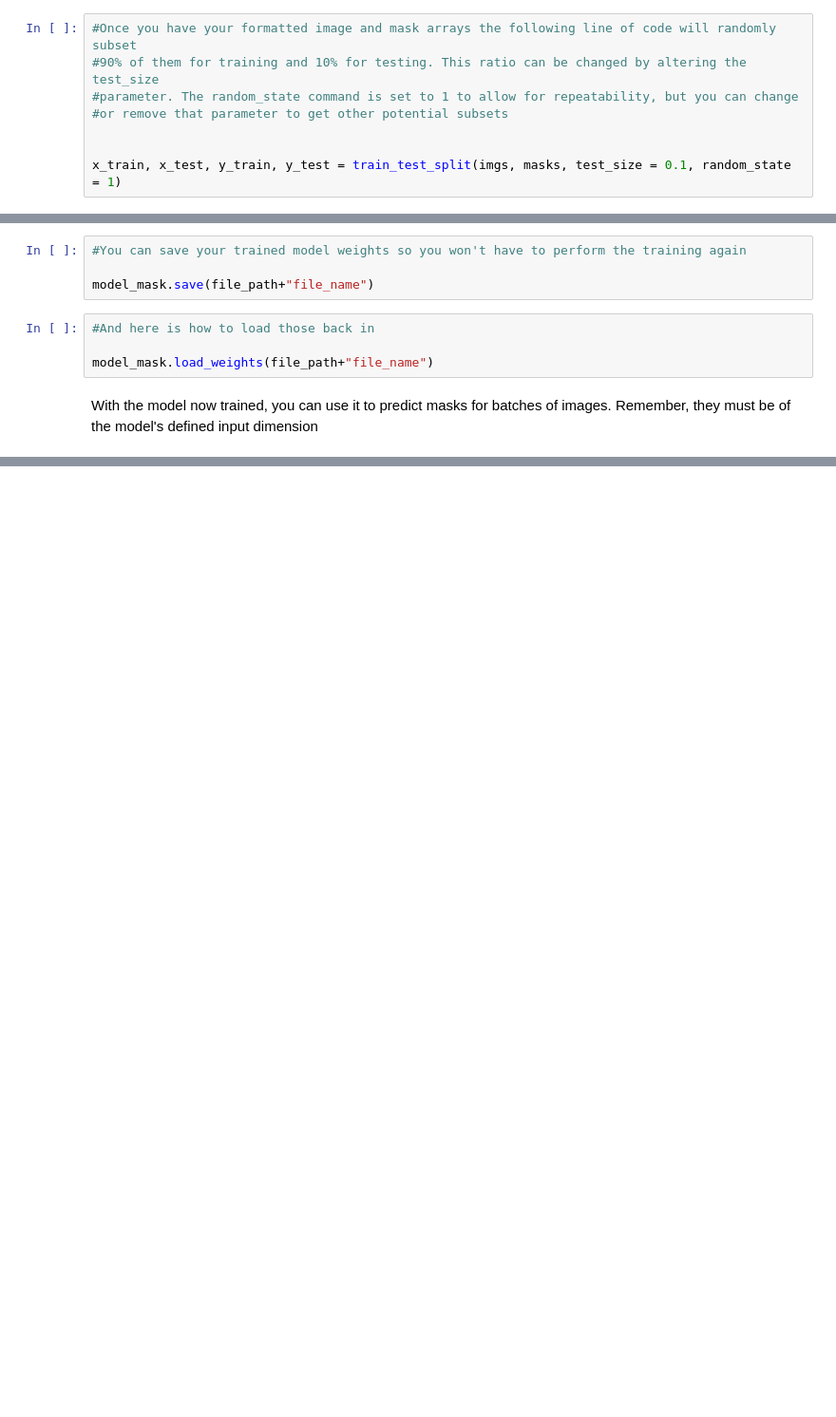
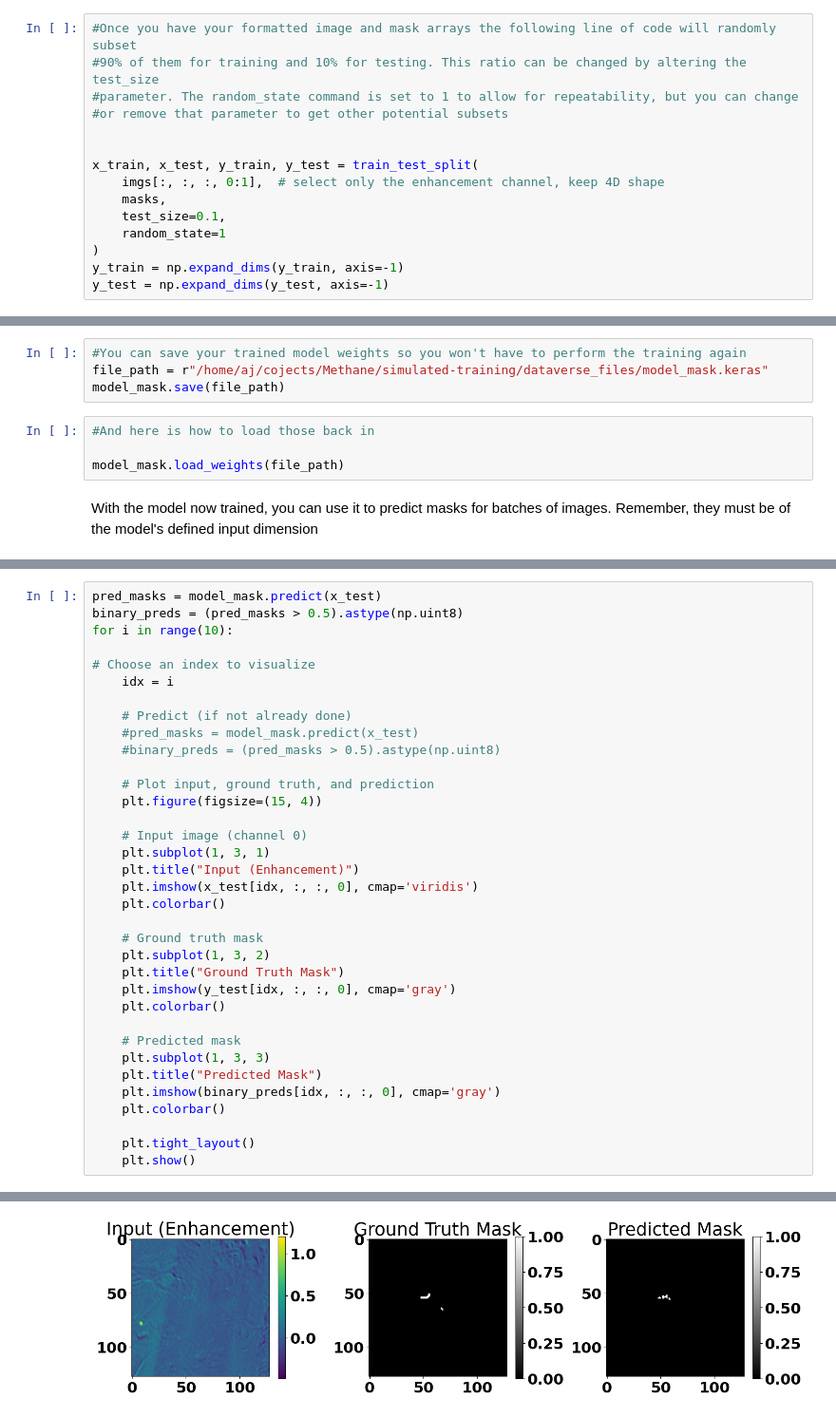
Before and after one commit to alibecerra/Methane, a Jupyter notebook: simulated-training/dataverse_files/U_Plume_Notebook.ipynb, the cells around one changed output, grey strips where cells are left out. Shown at 95% size. Saved outputs shown, nothing was run; the diff lists cells and outputs as text; blank space fills up the shorter version.

```diff
--- a/simulated-training/dataverse_files/U_Plume_Notebook.ipynb
+++ b/simulated-training/dataverse_files/U_Plume_Notebook.ipynb
@@ -498,7 +553,14 @@ plt.show()
 #or remove that parameter to get other potential subsets
 
 
-x_train, x_test, y_train, y_test = train_test_split(imgs, masks, test_size = 0.1, random_state = 1)
+x_train, x_test, y_train, y_test = train_test_split(
+    imgs[:, :, :, 0:1],  # select only the enhancement channel, keep 4D shape
+    masks,
+    test_size=0.1,
+    random_state=1
+)
+y_train = np.expand_dims(y_train, axis=-1)
+y_test = np.expand_dims(y_test, axis=-1)
 # %% [markdown]
 Okay now we create and train the model
 # %%
@@ -536,11 +645,11 @@ model_mask.evaluate(x_test,y_test)
 # %%
 #You can save your trained model weights so you won't have to perform the training again
-
-model_mask.save(file_path+"file_name")
+file_path = r"/home/aj/cojects/Methane/simulated-training/dataverse_files/model_mask.keras"
+model_mask.save(file_path)
 # %%
 #And here is how to load those back in
 
-model_mask.load_weights(file_path+"file_name")
+model_mask.load_weights(file_path)
 # %% [markdown]
 With the model now trained, you can use it to predict masks for batches of images. Remember, they must be of the model's defined input dimension
 # %%
@@ -563,0 +677,36 @@ jac_test = jac_simple(pred_masks_test[:,:,:,0]>0.5, y_test>0.5)
+# %%
+pred_masks = model_mask.predict(x_test)
+binary_preds = (pred_masks > 0.5).astype(np.uint8)
+for i in range(10):
+
+# Choose an index to visualize
+    idx = i
+
+    # Predict (if not already done)
+    #pred_masks = model_mask.predict(x_test)
+    #binary_preds = (pred_masks > 0.5).astype(np.uint8)
+
+    # Plot input, ground truth, and prediction
+    plt.figure(figsize=(15, 4))
+
+    # Input image (channel 0)
+    plt.subplot(1, 3, 1)
+    plt.title("Input (Enhancement)")
+    plt.imshow(x_test[idx, :, :, 0], cmap='viridis')
+    plt.colorbar()
+
+    # Ground truth mask
+    plt.subplot(1, 3, 2)
+    plt.title("Ground Truth Mask")
+    plt.imshow(y_test[idx, :, :, 0], cmap='gray')
+    plt.colorbar()
+
+    # Predicted mask
+    plt.subplot(1, 3, 3)
+    plt.title("Predicted Mask")
+    plt.imshow(binary_preds[idx, :, :, 0], cmap='gray')
+    plt.colorbar()
+
+    plt.tight_layout()
+    plt.show()
+# %% [output]
@@ -563,0 +714 @@ jac_test = jac_simple(pred_masks_test[:,:,:,0]>0.5, y_test>0.5)
+[figure, added]
```
Also changed, not shown: parts of 11 cells of this notebook, 3 other files.
